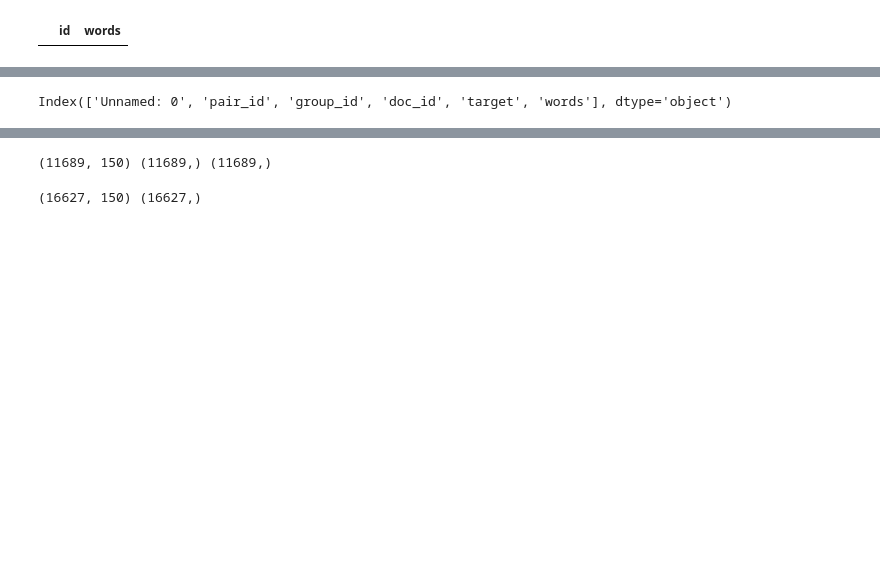
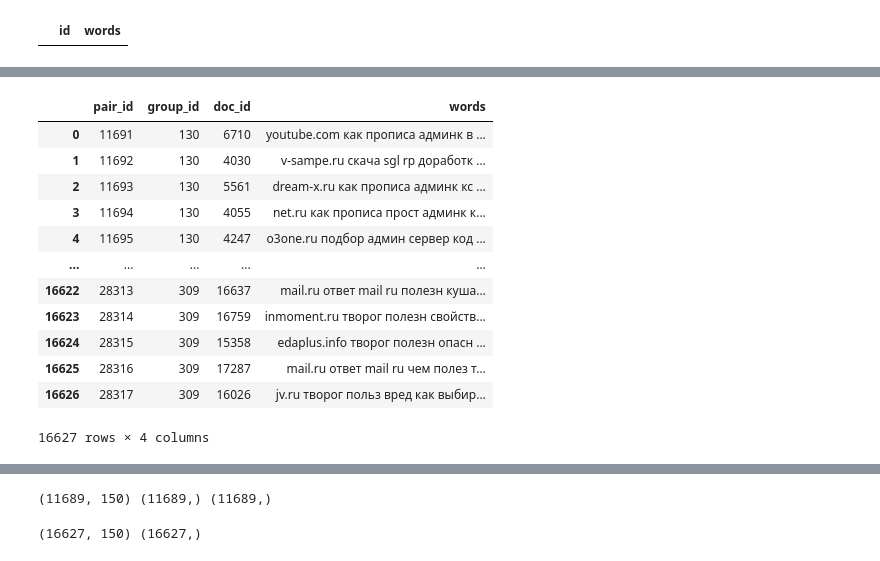
Before and after one commit to ron1x1-abba/ml1.sphere, a Jupyter notebook: project.ipynb, the cells around one changed output, grey strips where cells are left out. Cells and saved outputs as stored; diff of their text form; code cells hidden in the pictures; blank space fills up the shorter version.

```diff
--- a/project.ipynb
+++ b/project.ipynb
@@ -150,7 +146,7 @@ def records_reader(dirname: str) -> Generator[Dict[str, Any], None, None]:
             for k in d:
                 yield json.loads(k)
 # %%
-df = pd.DataFrame(records_reader('data_bad'))
+df = pd.DataFrame(records_reader('data3'))
 #df.to_csv('prom_res.csv', index=False)
 # %%
 set([i for i in range(1, 28027)]) - set(np.unique(df.columns.values.astype('int')))
@@ -204,2 +190,6 @@ for j, k in enumerate(dicter.items()):
 # %%
-df2 = pd.read_csv('train_groups.csv')
+df2 = pd.read_csv('test_groups.csv')
+# %%
+featss = [i for i in df2.columns.values][3:] #in case features are in test/train
+# %%
+df2.drop(featss,axis=1, inplace=True)
@@ -207,4 +229,20 @@ df2 = pd.read_csv('train_groups.csv')
 df1 = df1.rename(columns={'id': 'doc_id'})
 # %%
 df3 = pd.merge(df2, df1, how='left', on='doc_id')
+# %%
+df3
+# %% [output]
+|  | pair_id | group_id | doc_id | words |
+| 0 | 11691 | 130 | 6710 | youtube.com как прописа админк в ... |
+| 1 | 11692 | 130 | 4030 | v-sampe.ru скача sgl rp доработк ... |
+| 2 | 11693 | 130 | 5561 | dream-x.ru как прописа админк кс ... |
+| 3 | 11694 | 130 | 4055 | net.ru как прописа прост админк к... |
+| 4 | 11695 | 130 | 4247 | o3one.ru подбор админ сервер код ... |
+| ... | ... | ... | ... | ... |
+| 16622 | 28313 | 309 | 16637 | mail.ru ответ mail ru полезн куша... |
+| 16623 | 28314 | 309 | 16759 | inmoment.ru творог полезн свойств... |
+| 16624 | 28315 | 309 | 15358 | edaplus.info творог полезн опасн ... |
+| 16625 | 28316 | 309 | 17287 | mail.ru ответ mail ru чем полез т... |
+| 16626 | 28317 | 309 | 16026 | jv.ru творог польз вред как выбир... |
+16627 rows × 4 columns
 # %%
@@ -212,4 +249,0 @@ df3.to_csv('test_groups.csv')
-# %%
-df2.columns
-# %% [output]
-Index(['Unnamed: 0', 'pair_id', 'group_id', 'doc_id', 'target', 'words'], dtype='object')
```
Also changed, not shown: parts of 54 cells of this notebook.
